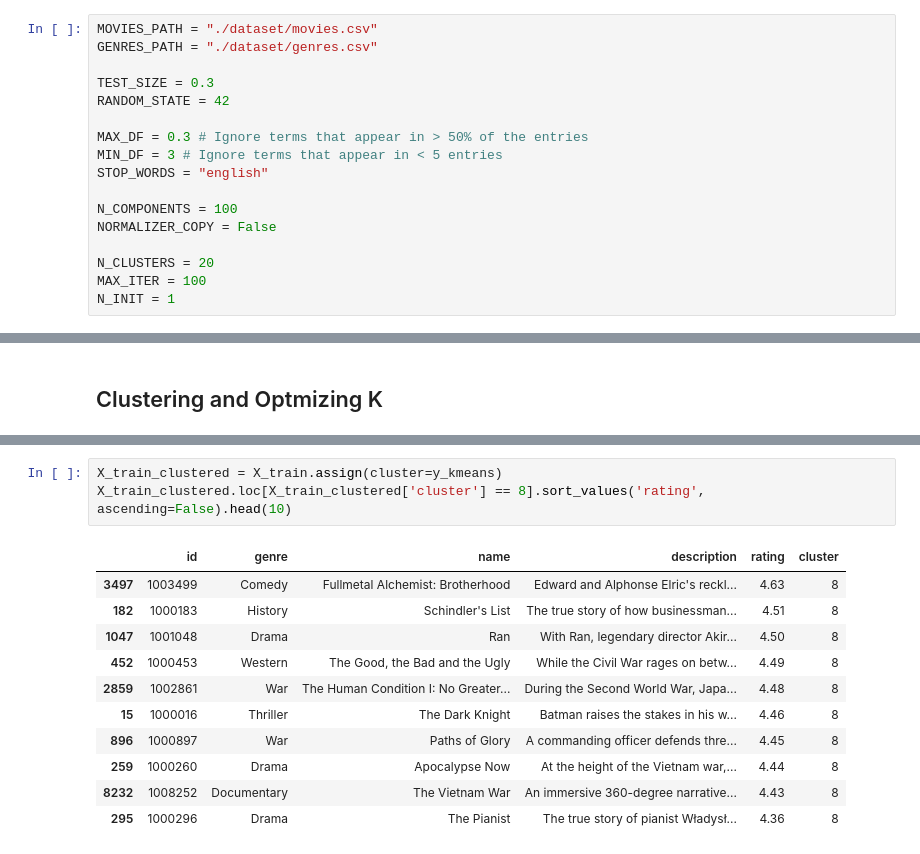
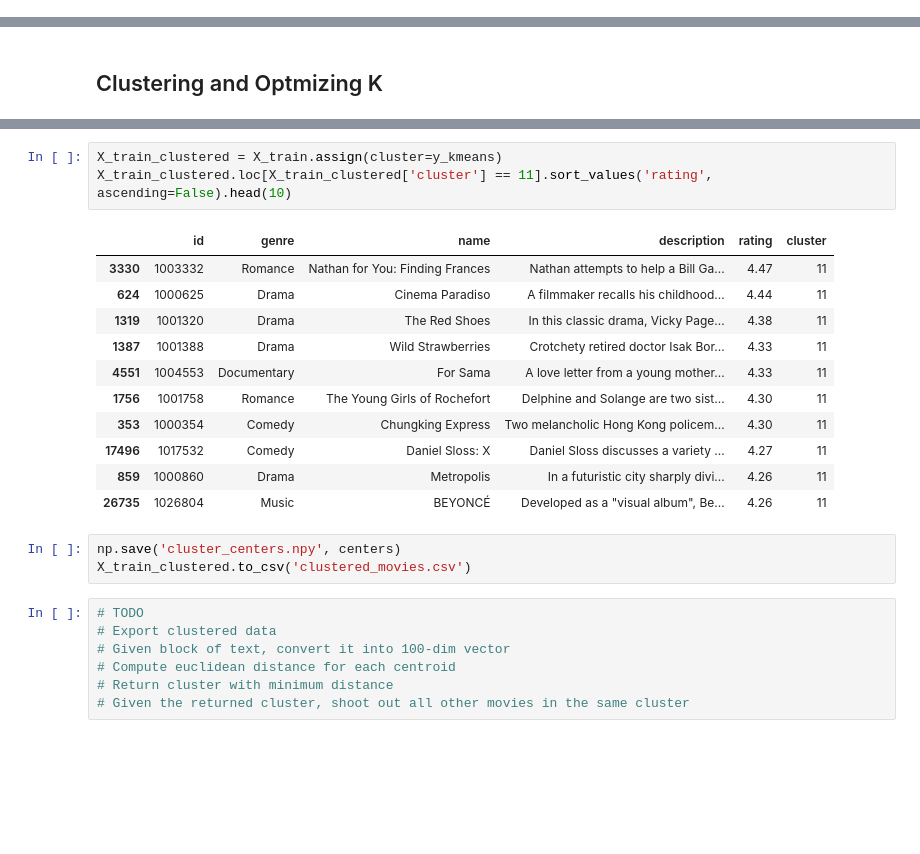
Before and after one commit to CS-180-Group-4/Movie-Recommendation-System, a Jupyter notebook: project_notebook.ipynb, the cells around one changed output, grey strips where cells are left out. Cells and saved outputs as stored; diff of their text form; blank space fills up the shorter version.

```diff
--- a/project_notebook.ipynb
+++ b/project_notebook.ipynb
@@ -33,20 +33,3 @@ from data_preprocessor import DataPreprocessor
 from data_clusterer import DataClusterer
 # %% [markdown]
 #### Parameters
-# %%
-MOVIES_PATH = "./dataset/movies.csv"
-GENRES_PATH = "./dataset/genres.csv"
-
-TEST_SIZE = 0.3
-RANDOM_STATE = 42
-
-MAX_DF = 0.3 # Ignore terms that appear in > 50% of the entries
-MIN_DF = 3 # Ignore terms that appear in < 5 entries
-STOP_WORDS = "english"
-
-N_COMPONENTS = 100
-NORMALIZER_COPY = False
-
-N_CLUSTERS = 20
-MAX_ITER = 100
-N_INIT = 1
@@ -146,15 +155,25 @@ Cluster 14: day life time lives modern new man young school years family night j
 # %%
 X_train_clustered = X_train.assign(cluster=y_kmeans)
-X_train_clustered.loc[X_train_clustered['cluster'] == 8].sort_values('rating', ascending=False).head(10)
+X_train_clustered.loc[X_train_clustered['cluster'] == 11].sort_values('rating', ascending=False).head(10)
 # %% [output]
 |  | id | genre | name | description | rating | cluster |
-| 3497 | 1003499 | Comedy | Fullmetal Alchemist: Brotherhood | Edward and Alphonse Elric's reckl... | 4.63 | 8 |
-| 182 | 1000183 | History | Schindler's List | The true story of how businessman... | 4.51 | 8 |
-| 1047 | 1001048 | Drama | Ran | With Ran, legendary director Akir... | 4.50 | 8 |
-| 452 | 1000453 | Western | The Good, the Bad and the Ugly | While the Civil War rages on betw... | 4.49 | 8 |
-| 2859 | 1002861 | War | The Human Condition I: No Greater... | During the Second World War, Japa... | 4.48 | 8 |
-| 15 | 1000016 | Thriller | The Dark Knight | Batman raises the stakes in his w... | 4.46 | 8 |
-| 896 | 1000897 | War | Paths of Glory | A commanding officer defends thre... | 4.45 | 8 |
-| 259 | 1000260 | Drama | Apocalypse Now | At the height of the Vietnam war,... | 4.44 | 8 |
-| 8232 | 1008252 | Documentary | The Vietnam War | An immersive 360-degree narrative... | 4.43 | 8 |
-| 295 | 1000296 | Drama | The Pianist | The true story of pianist Władysł... | 4.36 | 8 |
+| 3330 | 1003332 | Romance | Nathan for You: Finding Frances | Nathan attempts to help a Bill Ga... | 4.47 | 11 |
+| 624 | 1000625 | Drama | Cinema Paradiso | A filmmaker recalls his childhood... | 4.44 | 11 |
+| 1319 | 1001320 | Drama | The Red Shoes | In this classic drama, Vicky Page... | 4.38 | 11 |
+| 1387 | 1001388 | Drama | Wild Strawberries | Crotchety retired doctor Isak Bor... | 4.33 | 11 |
+| 4551 | 1004553 | Documentary | For Sama | A love letter from a young mother... | 4.33 | 11 |
+| 1756 | 1001758 | Romance | The Young Girls of Rochefort | Delphine and Solange are two sist... | 4.30 | 11 |
+| 353 | 1000354 | Comedy | Chungking Express | Two melancholic Hong Kong policem... | 4.30 | 11 |
+| 17496 | 1017532 | Comedy | Daniel Sloss: X | Daniel Sloss discusses a variety ... | 4.27 | 11 |
+| 859 | 1000860 | Drama | Metropolis | In a futuristic city sharply divi... | 4.26 | 11 |
+| 26735 | 1026804 | Music | BEYONCÉ | Developed as a "visual album", Be... | 4.26 | 11 |
+# %%
+np.save('cluster_centers.npy', centers)
+X_train_clustered.to_csv('clustered_movies.csv')
+# %%
+# TODO
+# Export clustered data
+# Given block of text, convert it into 100-dim vector
+# Compute euclidean distance for each centroid
+# Return cluster with minimum distance
+# Given the returned cluster, shoot out all other movies in the same cluster
```
Also changed, not shown: parts of 9 cells of this notebook, 5 other files.
